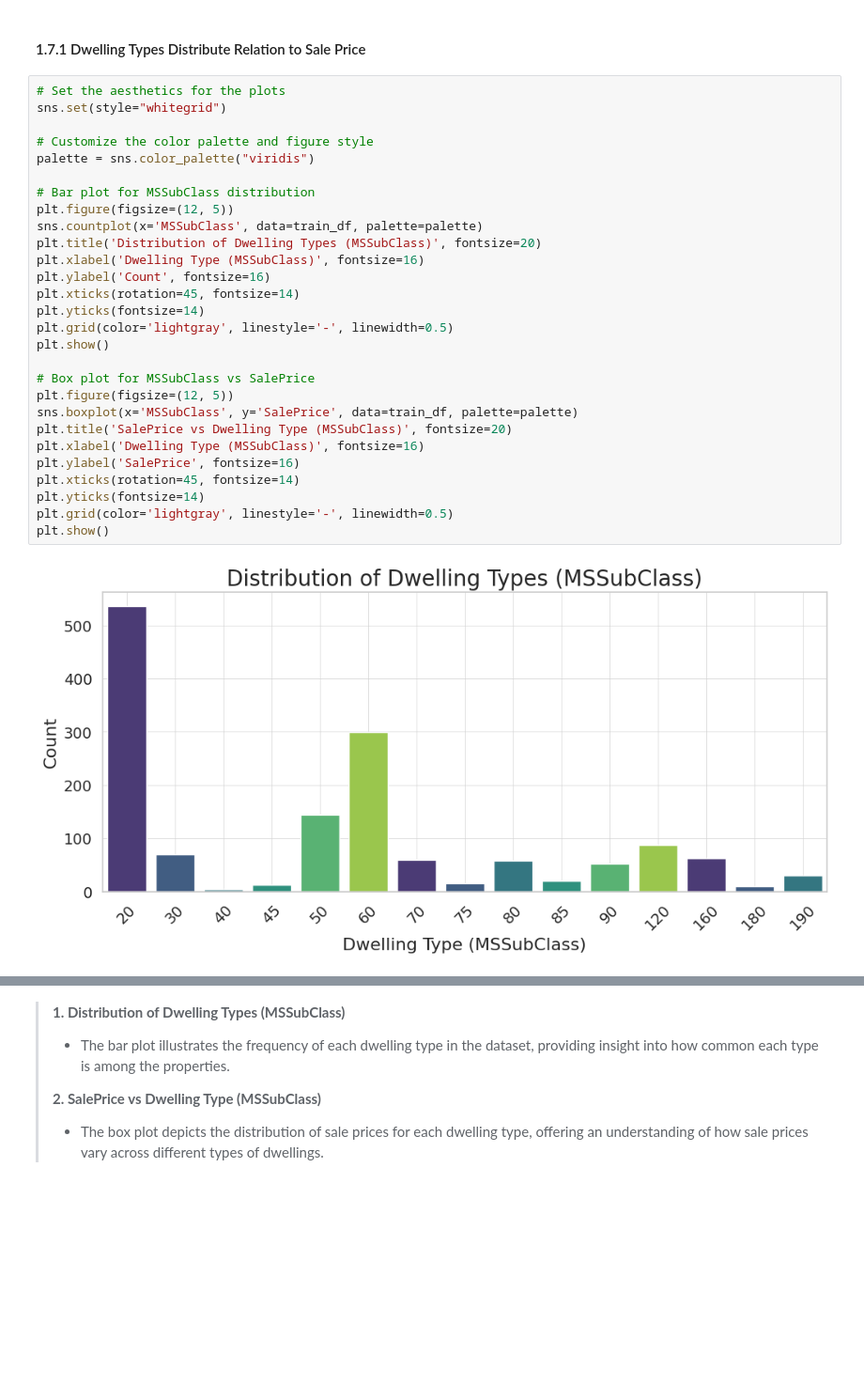
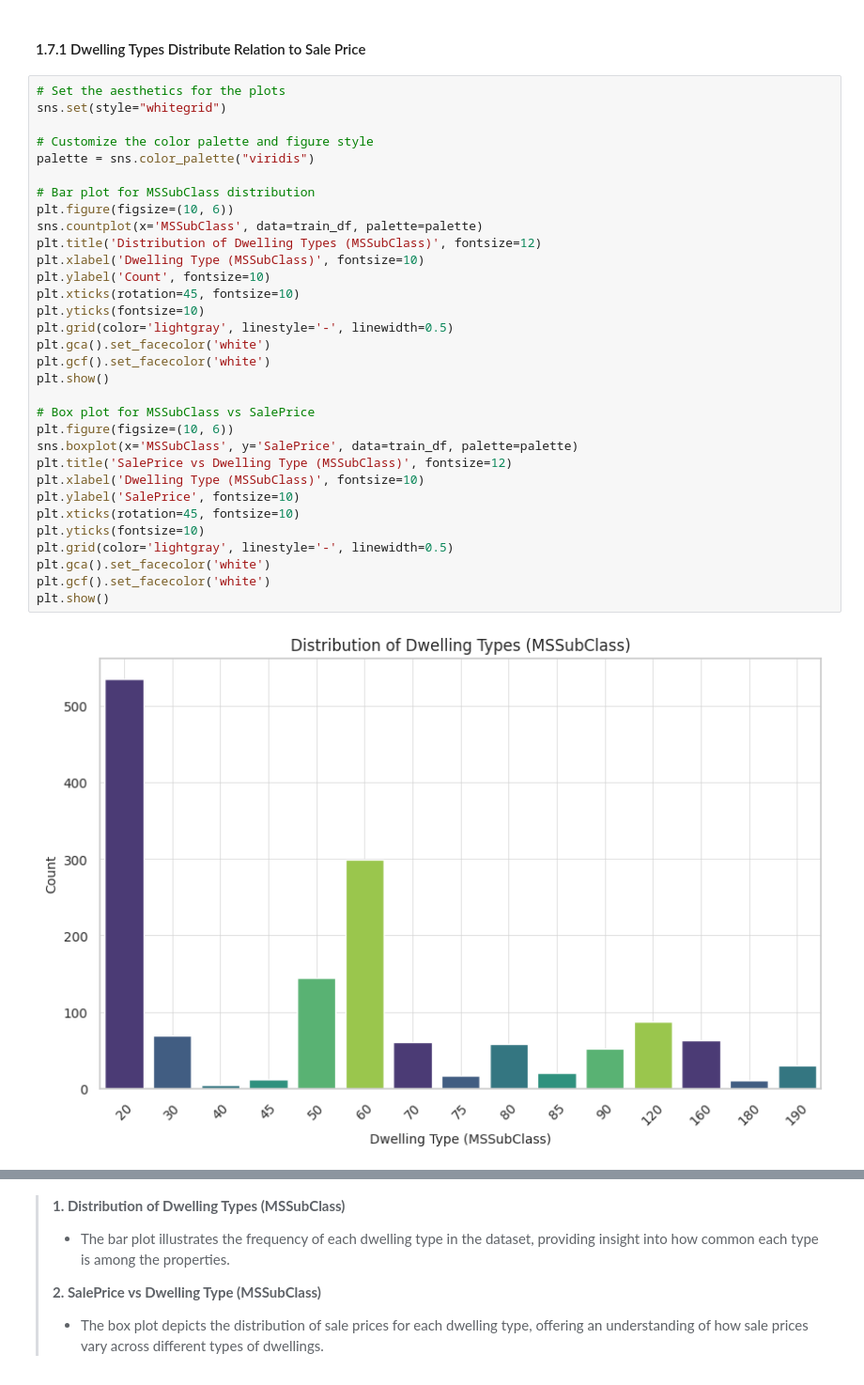
Before and after one commit to rishav21r/House-Prices---Advanced-Regression-Techniques, a Jupyter notebook: house_prices_advanced_regression.ipynb, the cells around one changed output, grey strips where cells are left out. Shown at 94% size. Cells and saved outputs as stored; diff of their text form; blank space fills up the shorter version.

```diff
--- a/house_prices_advanced_regression.ipynb
+++ b/house_prices_advanced_regression.ipynb
@@ -408,30 +408,34 @@ qq_fig.show()
 # %%
 # Set the aesthetics for the plots
 sns.set(style="whitegrid")
 
 # Customize the color palette and figure style
 palette = sns.color_palette("viridis")
 
 # Bar plot for MSSubClass distribution
-plt.figure(figsize=(12, 5))
+plt.figure(figsize=(10, 6))
 sns.countplot(x='MSSubClass', data=train_df, palette=palette)
-plt.title('Distribution of Dwelling Types (MSSubClass)', fontsize=20)
-plt.xlabel('Dwelling Type (MSSubClass)', fontsize=16)
-plt.ylabel('Count', fontsize=16)
-plt.xticks(rotation=45, fontsize=14)
-plt.yticks(fontsize=14)
+plt.title('Distribution of Dwelling Types (MSSubClass)', fontsize=12)
+plt.xlabel('Dwelling Type (MSSubClass)', fontsize=10)
+plt.ylabel('Count', fontsize=10)
+plt.xticks(rotation=45, fontsize=10)
+plt.yticks(fontsize=10)
 plt.grid(color='lightgray', linestyle='-', linewidth=0.5)
+plt.gca().set_facecolor('white')
+plt.gcf().set_facecolor('white')
 plt.show()
 
 # Box plot for MSSubClass vs SalePrice
-plt.figure(figsize=(12, 5))
+plt.figure(figsize=(10, 6))
 sns.boxplot(x='MSSubClass', y='SalePrice', data=train_df, palette=palette)
-plt.title('SalePrice vs Dwelling Type (MSSubClass)', fontsize=20)
-plt.xlabel('Dwelling Type (MSSubClass)', fontsize=16)
-plt.ylabel('SalePrice', fontsize=16)
-plt.xticks(rotation=45, fontsize=14)
-plt.yticks(fontsize=14)
+plt.title('SalePrice vs Dwelling Type (MSSubClass)', fontsize=12)
+plt.xlabel('Dwelling Type (MSSubClass)', fontsize=10)
+plt.ylabel('SalePrice', fontsize=10)
+plt.xticks(rotation=45, fontsize=10)
+plt.yticks(fontsize=10)
 plt.grid(color='lightgray', linestyle='-', linewidth=0.5)
+plt.gca().set_facecolor('white')
+plt.gcf().set_facecolor('white')
 plt.show()
 # %% [output]
-[figure, old version]
+[figure, new version]
```
Also changed, not shown: parts of 2 cells of this notebook.
